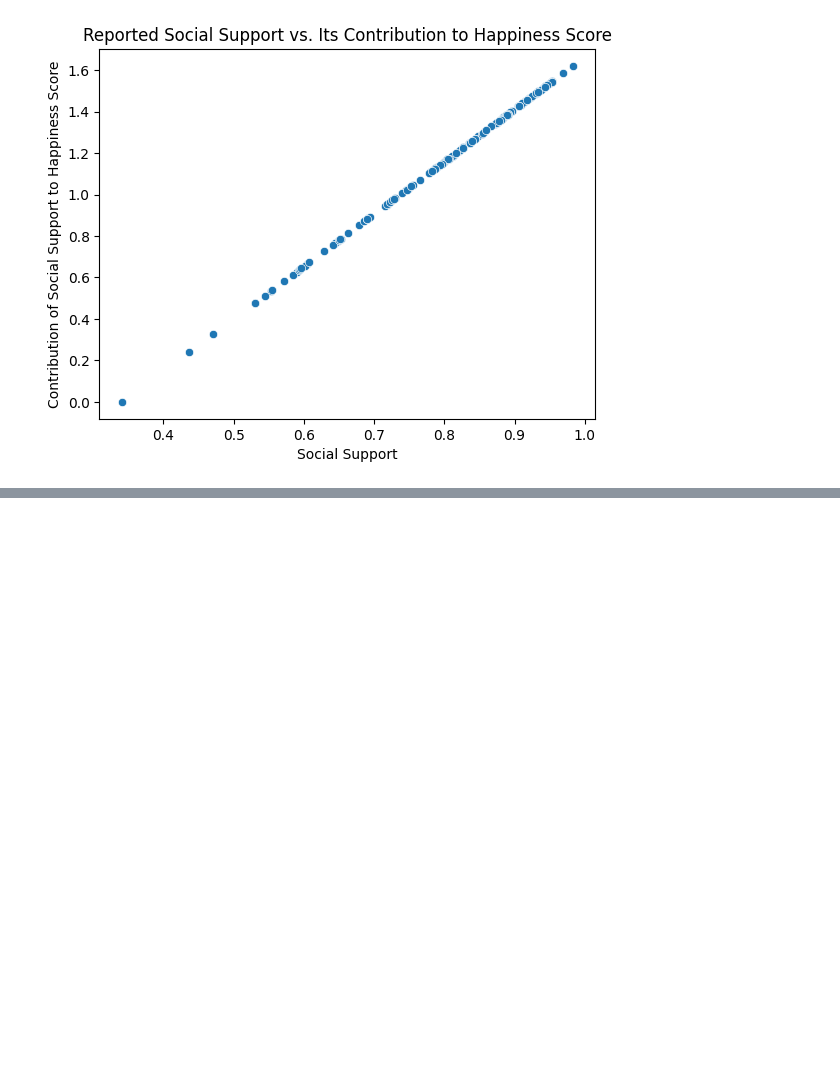
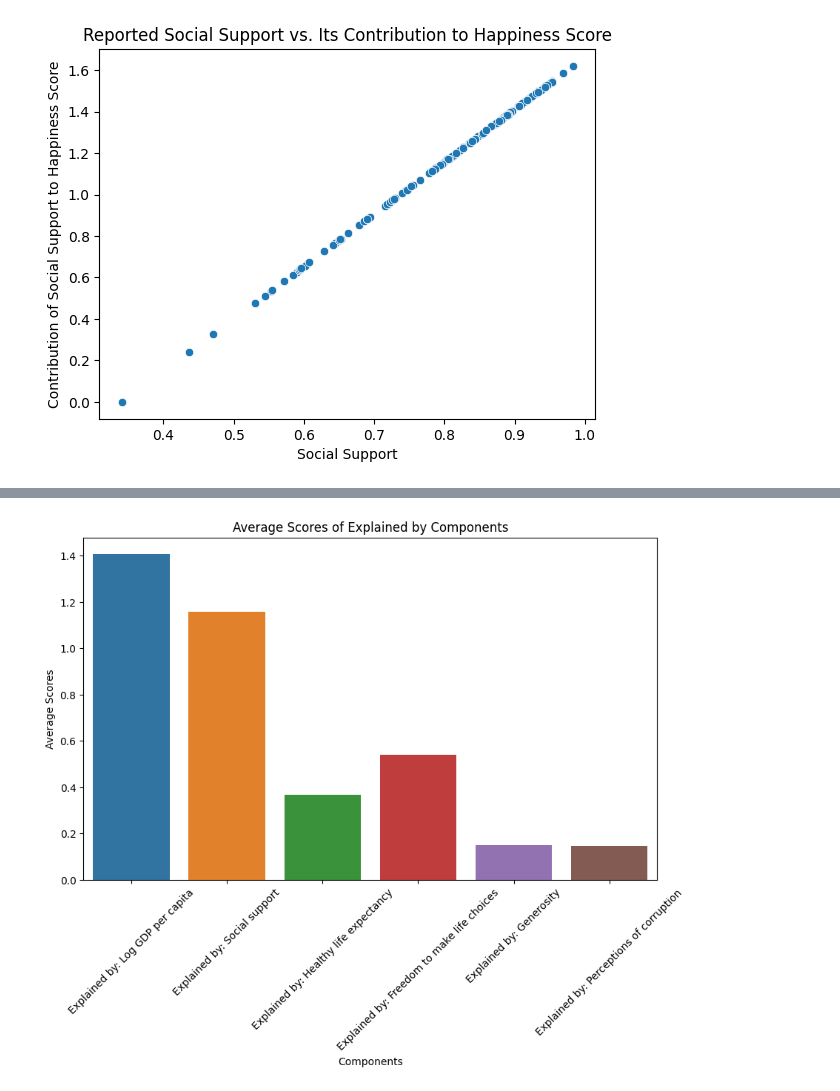
Before and after one commit to TanishAfre/Data-Analysis-Visualisation, a Jupyter notebook: main.ipynb, the cells around one changed output, grey strips where cells are left out. Cells and saved outputs as stored; diff of their text form; code cells hidden in the pictures; blank space fills up the shorter version.

```diff
--- a/main.ipynb
+++ b/main.ipynb
@@ -396,0 +424,22 @@ plt.show()
+# %%
+import matplotlib.pyplot as plt
+import pandas as pd
+import seaborn as sns
+
+# Calculating the mean for each 'Explained by' component
+explained_means = df[['Explained by: Log GDP per capita', 'Explained by: Social support', 'Explained by: Healthy life expectancy', 'Explained by: Freedom to make life choices', 'Explained by: Generosity', 'Explained by: Perceptions of corruption']].mean()
+
+# Converting series to DataFrame for easier plotting
+explained_means = explained_means.reset_index()
+explained_means.columns = ['Component', 'Average Score']
+
+# Plotting
+plt.figure(figsize=(10, 6))
+sns.barplot(x='Component', y='Average Score', data=explained_means)
+plt.title('Average Scores of Explained by Components')
+plt.xticks(rotation=45)
+plt.xlabel('Components')
+plt.ylabel('Average Scores')
+plt.show()
+# %% [output]
+[figure, added]
```
Also changed, not shown: parts of 3 cells of this notebook.
